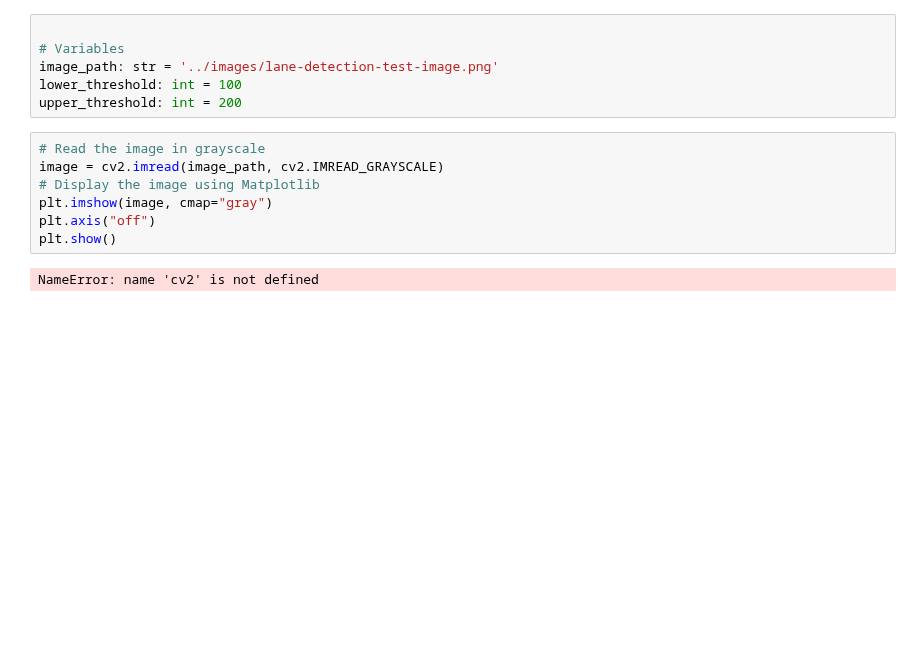
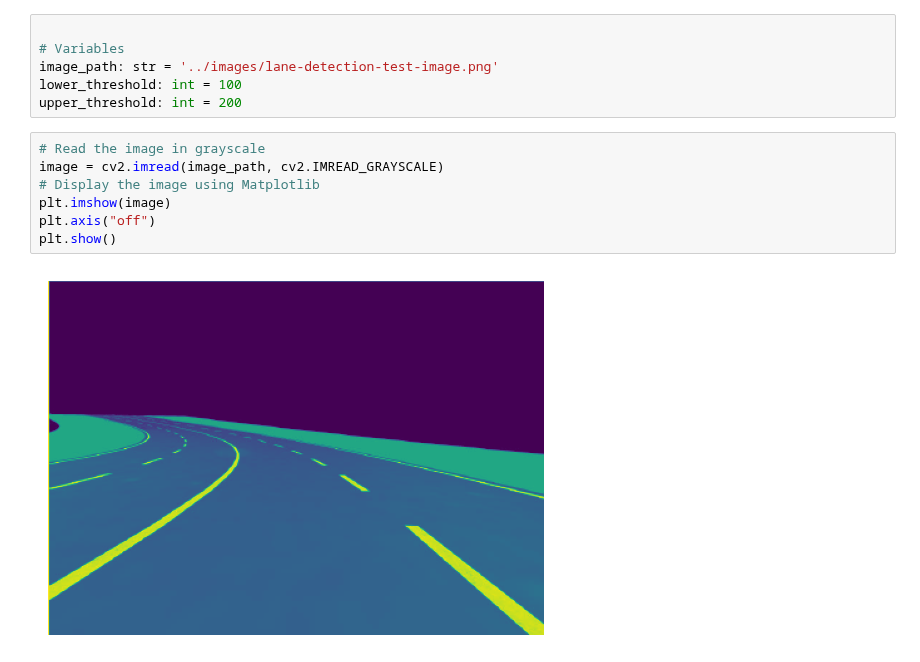
Before and after one commit to anjrew/line-detection, a Jupyter notebook: src/canny_edge_detection.ipynb, the cells around one changed output. Cells and saved outputs as stored; diff of their text form; blank space fills up the shorter version.

```diff
--- a/src/canny_edge_detection.ipynb
+++ b/src/canny_edge_detection.ipynb
@@ -15,9 +13,9 @@ upper_threshold: int = 200
 # %%
 # Read the image in grayscale
 image = cv2.imread(image_path, cv2.IMREAD_GRAYSCALE)
 # Display the image using Matplotlib
-plt.imshow(image, cmap="gray")
+plt.imshow(image)
 plt.axis("off")
 plt.show()
 # %% [output]
-NameError: name 'cv2' is not defined
+[figure, added]
```
Also changed, not shown: parts of 5 cells of this notebook.
